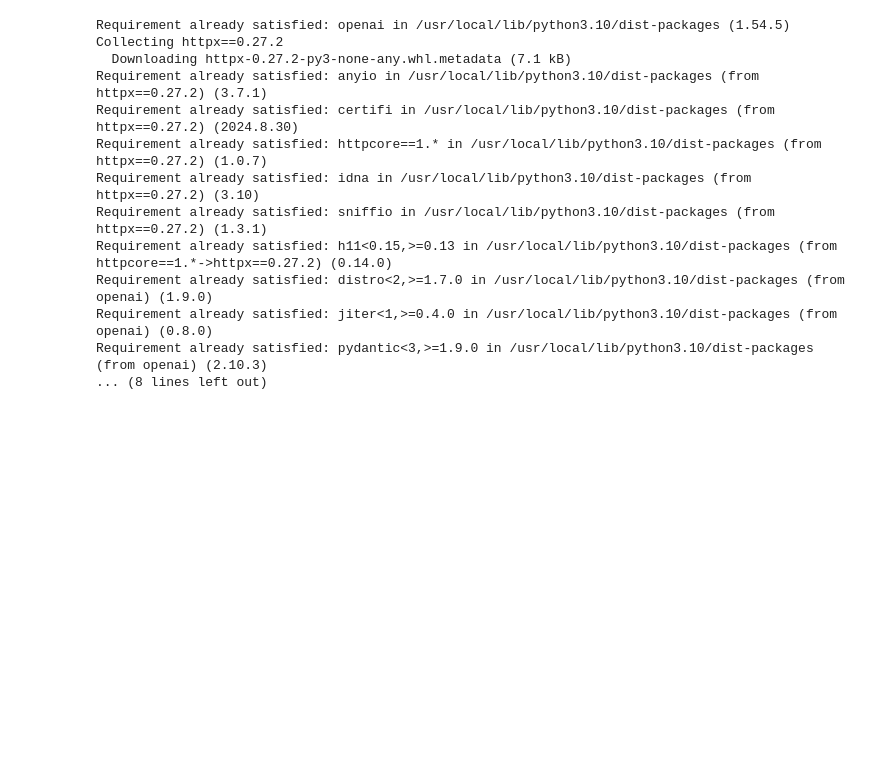
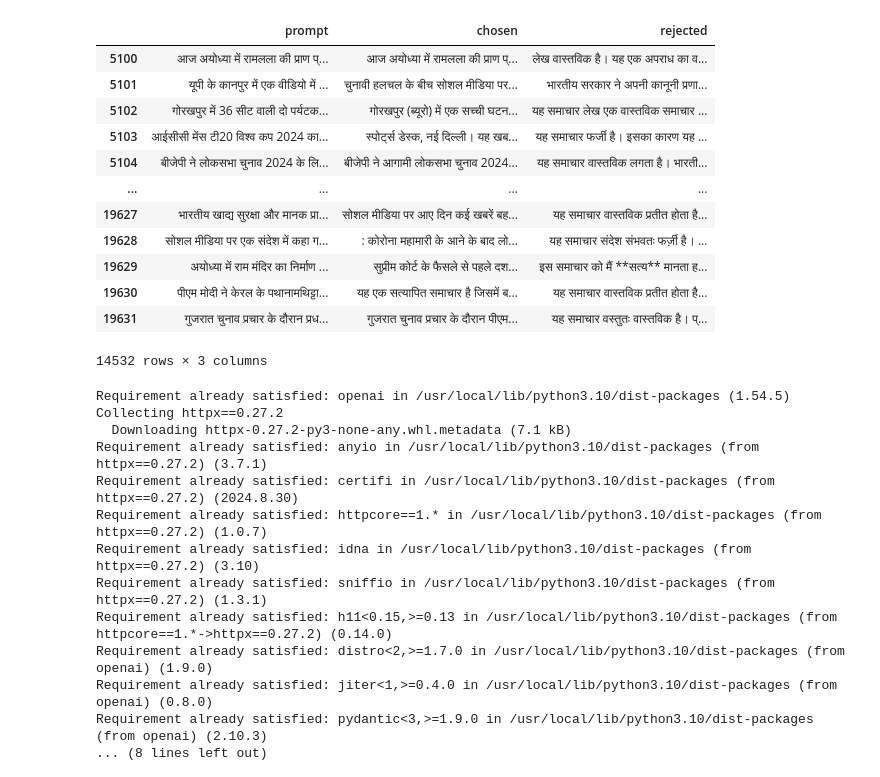
Before and after one commit to pulkit48/Explanation-using-DPO, a Jupyter notebook: Pref_dataset+Stat.ipynb, the cells around one changed output. Drawn from its saved outputs; the diff is of its cells as text; code cells hidden in the pictures; blank space fills up the shorter version.

```diff
--- a/Pref_dataset+Stat.ipynb
+++ b/Pref_dataset+Stat.ipynb
@@ -3,3 +48,19 @@
+# %%
+df[5100:]
+# %% [output]
+|  | prompt | chosen | rejected |
+| 5100 | आज अयोध्या में रामलला की प्राण प्... | आज अयोध्या में रामलला की प्राण प्... | लेख वास्तविक है। यह एक अपराध का व... |
+| 5101 | यूपी के कानपुर में एक वीडियो में ... | चुनावी हलचल के बीच सोशल मीडिया पर... | भारतीय सरकार ने अपनी कानूनी प्रणा... |
+| 5102 | गोरखपुर में 36 सीट वाली दो पर्यटक... | गोरखपुर (ब्यूरो) में एक सच्ची घटन... | यह समाचार लेख एक वास्तविक समाचार ... |
+| 5103 | आईसीसी मेंस टी20 विश्व कप 2024 का... | स्पोर्ट्स डेस्क, नई दिल्ली। यह खब... | यह समाचार फर्जी है। इसका कारण यह ... |
+| 5104 | बीजेपी ने लोकसभा चुनाव 2024 के लि... | बीजेपी ने आगामी लोकसभा चुनाव 2024... | यह समाचार वास्तविक लगता है। भारती... |
+| ... | ... | ... | ... |
+| 19627 | भारतीय खाद्य सुरक्षा और मानक प्रा... | सोशल मीडिया पर आए दिन कई खबरें बह... | यह समाचार वास्तविक प्रतीत होता है... |
+| 19628 | सोशल मीडिया पर एक संदेश में कहा ग... | : कोरोना महामारी के आने के बाद लो... | यह समाचार संदेश संभवतः फर्ज़ी है। ... |
+| 19629 | अयोध्या में राम मंदिर का निर्माण ... | सुप्रीम कोर्ट के फैसले से पहले दश... | इस समाचार को मैं **सत्य** मानता ह... |
+| 19630 | पीएम मोदी ने केरल के पथानामथिट्टा... | यह एक सत्यापित समाचार है जिसमें ब... | यह समाचार वास्तविक प्रतीत होता है... |
+| 19631 | गुजरात चुनाव प्रचार के दौरान प्रध... | गुजरात चुनाव प्रचार के दौरान पीएम... | यह समाचार वस्तुतः वास्तविक है। प्... |
+14532 rows × 3 columns
 # %%
 !pip install openai httpx==0.27.2
 # %% [output]
```
Also changed, not shown: parts of 22 cells of this notebook.
